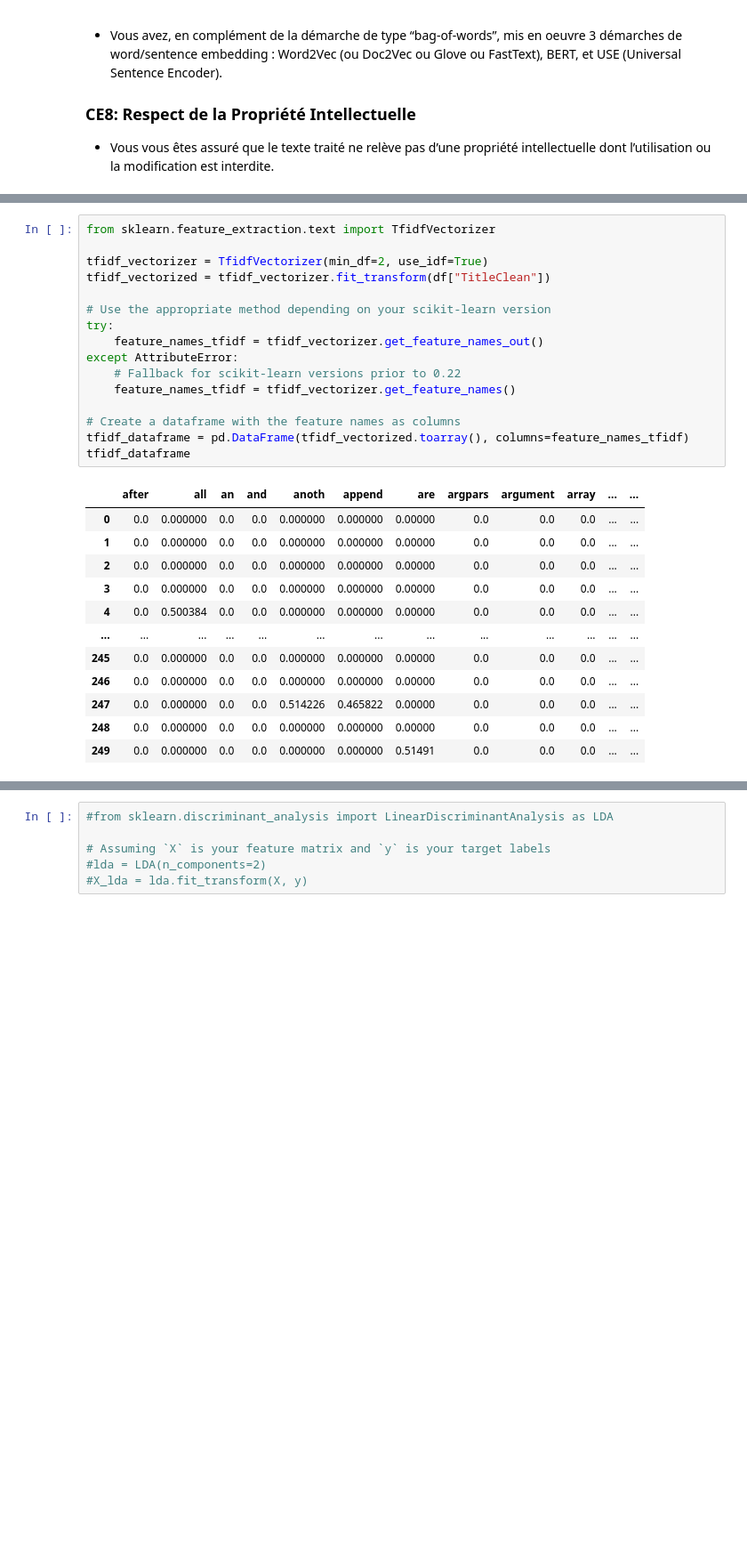
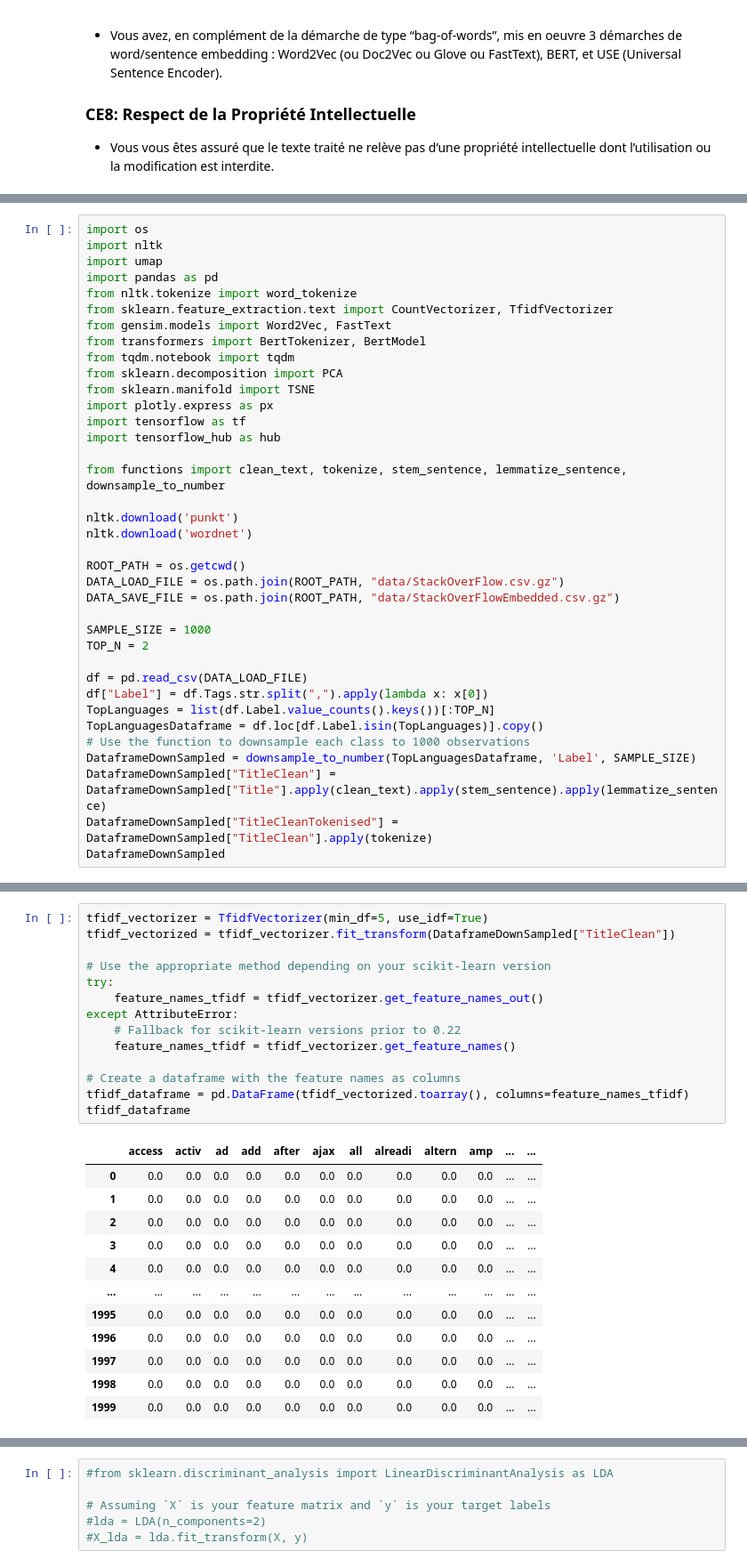
Before and after one commit to amaye15/OpenClassroom--Machine-Learning-Engineer, a Jupyter notebook: P5/N3.ipynb, the cells around one changed output, grey strips where cells are left out. Shown at 89% size. Saved outputs shown, nothing was run; the diff lists cells and outputs as text; blank space fills up the shorter version.

Commit message:
P5 - Models, Optimisation, experiment track added

```diff
--- a/P5/N3.ipynb
+++ b/P5/N3.ipynb
@@ -111,0 +41,37 @@ df
+# %%
+import os
+import nltk
+import umap
+import pandas as pd
+from nltk.tokenize import word_tokenize
+from sklearn.feature_extraction.text import CountVectorizer, TfidfVectorizer
+from gensim.models import Word2Vec, FastText
+from transformers import BertTokenizer, BertModel
+from tqdm.notebook import tqdm
+from sklearn.decomposition import PCA
+from sklearn.manifold import TSNE
+import plotly.express as px
+import tensorflow as tf
+import tensorflow_hub as hub
+
+from functions import clean_text, tokenize, stem_sentence, lemmatize_sentence, downsample_to_number
+
+nltk.download('punkt')
+nltk.download('wordnet')
+
+ROOT_PATH = os.getcwd()
+DATA_LOAD_FILE = os.path.join(ROOT_PATH, "data/StackOverFlow.csv.gz")
+DATA_SAVE_FILE = os.path.join(ROOT_PATH, "data/StackOverFlowEmbedded.csv.gz")
+
+SAMPLE_SIZE = 1000
+TOP_N = 2
+
+df = pd.read_csv(DATA_LOAD_FILE)
+df["Label"] = df.Tags.str.split(",").apply(lambda x: x[0])
+TopLanguages = list(df.Label.value_counts().keys())[:TOP_N]
+TopLanguagesDataframe = df.loc[df.Label.isin(TopLanguages)].copy()
+# Use the function to downsample each class to 1000 observations
+DataframeDownSampled = downsample_to_number(TopLanguagesDataframe, 'Label', SAMPLE_SIZE)
+DataframeDownSampled["TitleClean"] = DataframeDownSampled["Title"].apply(clean_text).apply(stem_sentence).apply(lemmatize_sentence)
+DataframeDownSampled["TitleCleanTokenised"] = DataframeDownSampled["TitleClean"].apply(tokenize)
+DataframeDownSampled
@@ -118,29 +122,27 @@ count_dataframe = pd.DataFrame(count_vectorized.toarray(), columns=count_vectori
 # %%
-from sklearn.feature_extraction.text import TfidfVectorizer
-
-tfidf_vectorizer = TfidfVectorizer(min_df=2, use_idf=True)
-tfidf_vectorized = tfidf_vectorizer.fit_transform(df["TitleClean"])
+tfidf_vectorizer = TfidfVectorizer(min_df=5, use_idf=True)
+tfidf_vectorized = tfidf_vectorizer.fit_transform(DataframeDownSampled["TitleClean"])
 
 # Use the appropriate method depending on your scikit-learn version
 try:
     feature_names_tfidf = tfidf_vectorizer.get_feature_names_out()
 except AttributeError:
     # Fallback for scikit-learn versions prior to 0.22
     feature_names_tfidf = tfidf_vectorizer.get_feature_names()
 
 # Create a dataframe with the feature names as columns
 tfidf_dataframe = pd.DataFrame(tfidf_vectorized.toarray(), columns=feature_names_tfidf)
 tfidf_dataframe
 # %% [output]
-|  | after | all | an | and | anoth | append | are | argpars | argument | array | ... | ... |
-| 0 | 0.0 | 0.000000 | 0.0 | 0.0 | 0.000000 | 0.000000 | 0.00000 | 0.0 | 0.0 | 0.0 | ... | ... |
-| 1 | 0.0 | 0.000000 | 0.0 | 0.0 | 0.000000 | 0.000000 | 0.00000 | 0.0 | 0.0 | 0.0 | ... | ... |
-| 2 | 0.0 | 0.000000 | 0.0 | 0.0 | 0.000000 | 0.000000 | 0.00000 | 0.0 | 0.0 | 0.0 | ... | ... |
-| 3 | 0.0 | 0.000000 | 0.0 | 0.0 | 0.000000 | 0.000000 | 0.00000 | 0.0 | 0.0 | 0.0 | ... | ... |
-| 4 | 0.0 | 0.500384 | 0.0 | 0.0 | 0.000000 | 0.000000 | 0.00000 | 0.0 | 0.0 | 0.0 | ... | ... |
+|  | access | activ | ad | add | after | ajax | all | alreadi | altern | amp | ... | ... |
+| 0 | 0.0 | 0.0 | 0.0 | 0.0 | 0.0 | 0.0 | 0.0 | 0.0 | 0.0 | 0.0 | ... | ... |
+| 1 | 0.0 | 0.0 | 0.0 | 0.0 | 0.0 | 0.0 | 0.0 | 0.0 | 0.0 | 0.0 | ... | ... |
+| 2 | 0.0 | 0.0 | 0.0 | 0.0 | 0.0 | 0.0 | 0.0 | 0.0 | 0.0 | 0.0 | ... | ... |
+| 3 | 0.0 | 0.0 | 0.0 | 0.0 | 0.0 | 0.0 | 0.0 | 0.0 | 0.0 | 0.0 | ... | ... |
+| 4 | 0.0 | 0.0 | 0.0 | 0.0 | 0.0 | 0.0 | 0.0 | 0.0 | 0.0 | 0.0 | ... | ... |
 | ... | ... | ... | ... | ... | ... | ... | ... | ... | ... | ... | ... | ... |
-| 245 | 0.0 | 0.000000 | 0.0 | 0.0 | 0.000000 | 0.000000 | 0.00000 | 0.0 | 0.0 | 0.0 | ... | ... |
-| 246 | 0.0 | 0.000000 | 0.0 | 0.0 | 0.000000 | 0.000000 | 0.00000 | 0.0 | 0.0 | 0.0 | ... | ... |
-| 247 | 0.0 | 0.000000 | 0.0 | 0.0 | 0.514226 | 0.465822 | 0.00000 | 0.0 | 0.0 | 0.0 | ... | ... |
-| 248 | 0.0 | 0.000000 | 0.0 | 0.0 | 0.000000 | 0.000000 | 0.00000 | 0.0 | 0.0 | 0.0 | ... | ... |
-| 249 | 0.0 | 0.000000 | 0.0 | 0.0 | 0.000000 | 0.000000 | 0.51491 | 0.0 | 0.0 | 0.0 | ... | ... |
+| 1995 | 0.0 | 0.0 | 0.0 | 0.0 | 0.0 | 0.0 | 0.0 | 0.0 | 0.0 | 0.0 | ... | ... |
+| 1996 | 0.0 | 0.0 | 0.0 | 0.0 | 0.0 | 0.0 | 0.0 | 0.0 | 0.0 | 0.0 | ... | ... |
+| 1997 | 0.0 | 0.0 | 0.0 | 0.0 | 0.0 | 0.0 | 0.0 | 0.0 | 0.0 | 0.0 | ... | ... |
+| 1998 | 0.0 | 0.0 | 0.0 | 0.0 | 0.0 | 0.0 | 0.0 | 0.0 | 0.0 | 0.0 | ... | ... |
+| 1999 | 0.0 | 0.0 | 0.0 | 0.0 | 0.0 | 0.0 | 0.0 | 0.0 | 0.0 | 0.0 | ... | ... |
```
Also changed, not shown: parts of 24 cells of this notebook, 21 other files.
